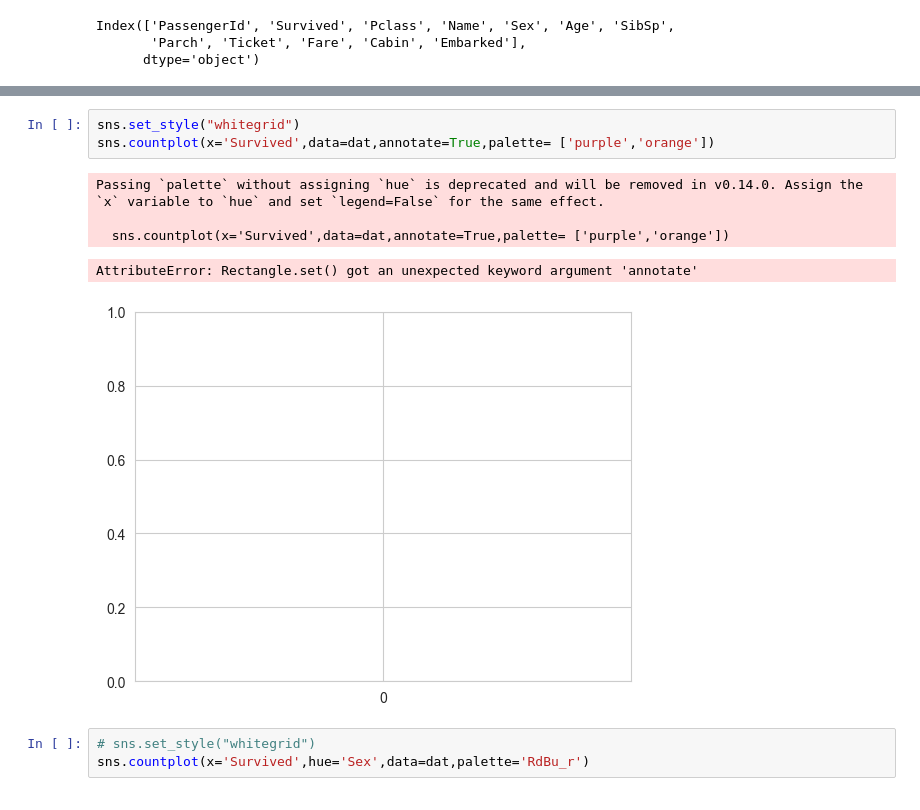
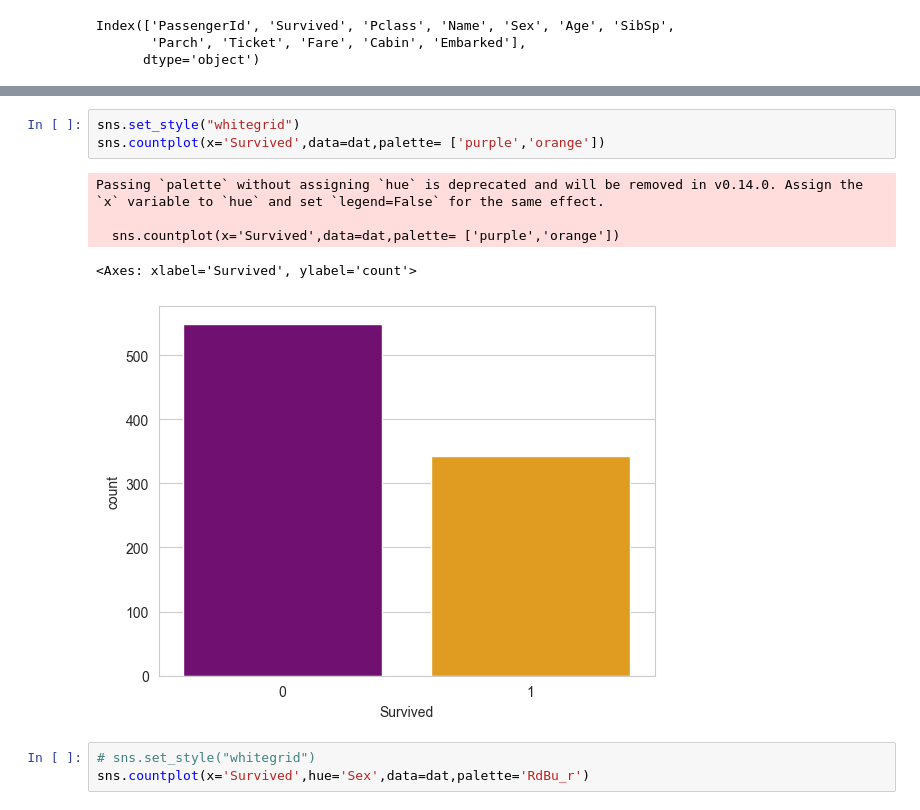
Before and after one commit to abhiraj-gowda/exploratory-data-analysis, a Jupyter notebook: titanic_pro1.ipynb, the cells around one changed output, grey strips where cells are left out. Cells and saved outputs as stored; diff of their text form.

Commit message:
removed an attribute <- annotate=True->

```diff
--- a/titanic_pro1.ipynb
+++ b/titanic_pro1.ipynb
@@ -95,12 +95,12 @@ sns.heatmap(dat.isnull(), cbar=True, yticklabels=False,cmap='viridis') #cmap='ra
 # %%
 sns.set_style("whitegrid")
-sns.countplot(x='Survived',data=dat,annotate=True,palette= ['purple','orange'])
+sns.countplot(x='Survived',data=dat,palette= ['purple','orange'])
 # %% [output]
 Passing `palette` without assigning `hue` is deprecated and will be removed in v0.14.0. Assign the `x` variable to `hue` and set `legend=False` for the same effect.
 
-  sns.countplot(x='Survived',data=dat,annotate=True,palette= ['purple','orange'])
+  sns.countplot(x='Survived',data=dat,palette= ['purple','orange'])
-AttributeError: Rectangle.set() got an unexpected keyword argument 'annotate'
+<Axes: xlabel='Survived', ylabel='count'>
-[figure, old version]
+[figure, new version]
 # %%
 # sns.set_style("whitegrid")
 sns.countplot(x='Survived',hue='Sex',data=dat,palette='RdBu_r')
```
Also changed, not shown: parts of 3 cells of this notebook.
